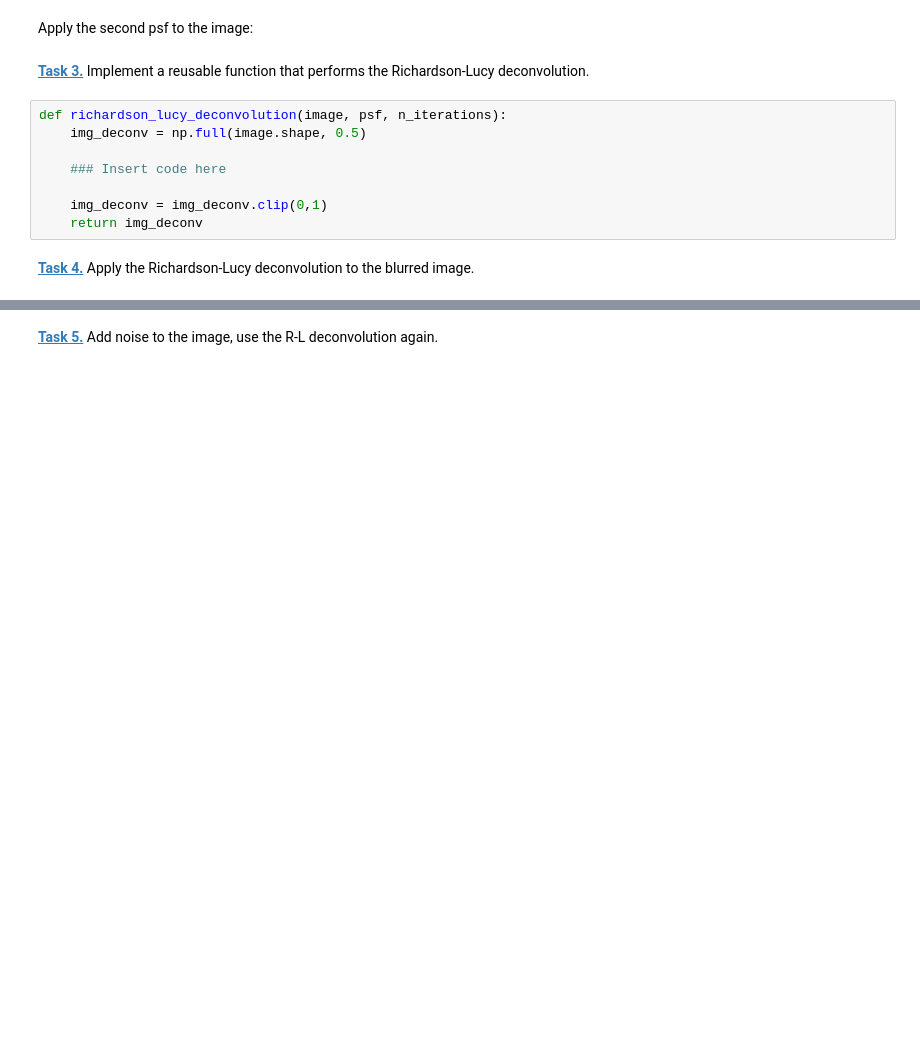
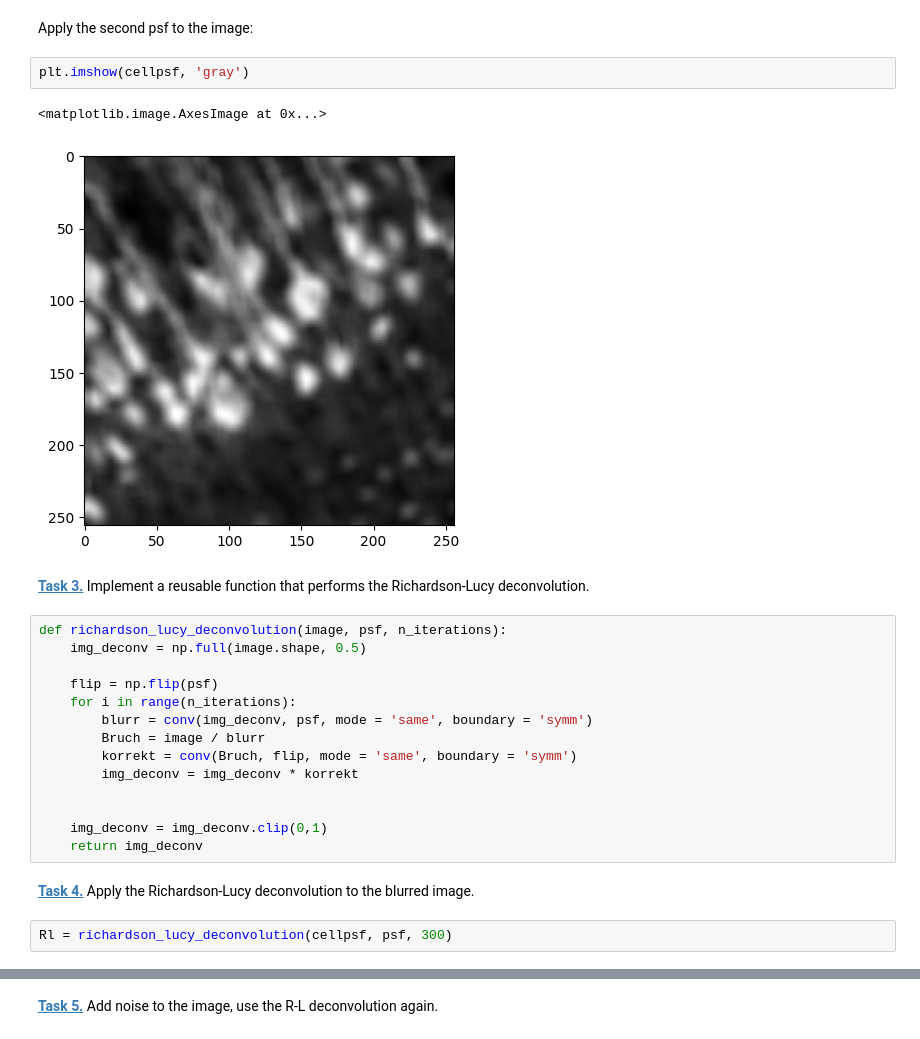
Before and after one commit to AB22-too/mobi-fs5-python, a Jupyter notebook: deconvolution.ipynb, the cells around one changed output, grey strips where cells are left out. Drawn from its saved outputs; the diff is of its cells as text; blank space fills up the shorter version.

```diff
--- a/deconvolution.ipynb
+++ b/deconvolution.ipynb
@@ -35,17 +47,30 @@ plt.imshow(create_psf(psf_size), 'gray')
 # %% [markdown]
 Apply the second psf to the image:
+# %%
+plt.imshow(cellpsf, 'gray')
+# %% [output]
+<matplotlib.image.AxesImage at 0x...>
+[figure, added]
 # %% [markdown]
 **[Task 3.]()** Implement a reusable function that performs the Richardson-Lucy deconvolution.
 # %%
 def richardson_lucy_deconvolution(image, psf, n_iterations):
     img_deconv = np.full(image.shape, 0.5)
 
-    ### Insert code here
+    flip = np.flip(psf)
+    for i in range(n_iterations):
+        blurr = conv(img_deconv, psf, mode = 'same', boundary = 'symm')
+        Bruch = image / blurr
+        korrekt = conv(Bruch, flip, mode = 'same', boundary = 'symm')
+        img_deconv = img_deconv * korrekt
+
 
     img_deconv = img_deconv.clip(0,1)
     return img_deconv
 # %% [markdown]
 **[Task 4.]()** Apply the Richardson-Lucy deconvolution to the blurred image.
+# %%
+Rl = richardson_lucy_deconvolution(cellpsf, psf, 300)
 # %%
 plt.figure(figsize=(20,5))
 plt.subplot(1, 3, 1)
```
Also changed, not shown: parts of 4 cells of this notebook.
